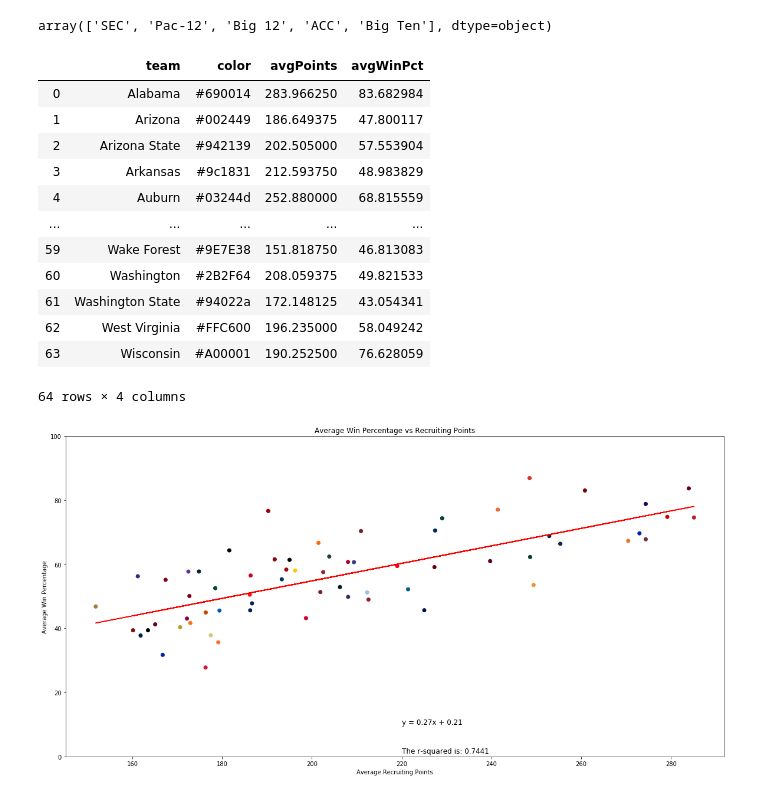
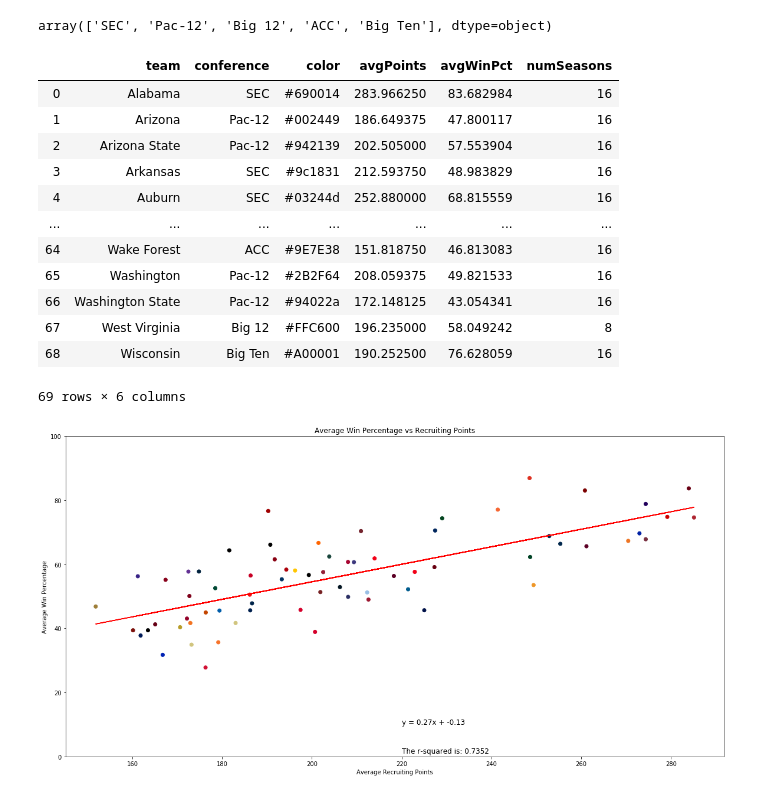
Before and after one commit to bdowd91/Project-1, a Jupyter notebook: recruitingAnalysis.ipynb, the cells around one changed output. Saved outputs shown, nothing was run; the diff lists cells and outputs as text; code cells hidden in the pictures.

```diff
--- a/recruitingAnalysis.ipynb
+++ b/recruitingAnalysis.ipynb
@@ -23,27 +23,28 @@ array(['SEC', 'Pac-12', 'Big 12', 'ACC', 'Big Ten'], dtype=object)
 comboFrame['winPct'] = comboFrame['wins']/comboFrame['games']*100
 # %%
 # get average recruiting rank and win percentage of each team
-groupedTeam = comboFrame.groupby(['team','color'])
+groupedTeam = comboFrame.groupby(['team','conference','color'])
 
 groupedStats = pd.DataFrame({'avgPoints':groupedTeam['recruitingPoints'].sum()/groupedTeam['recruitingPoints'].count(),
-                             'avgWinPct':groupedTeam['winPct'].sum()/groupedTeam['winPct'].count()
+                             'avgWinPct':groupedTeam['winPct'].sum()/groupedTeam['winPct'].count(),
+                             'numSeasons':groupedTeam['winPct'].count()
                             })
 groupedStats = groupedStats.reset_index()
 groupedStats
 # %% [output]
-|  | team | color | avgPoints | avgWinPct |
-| 0 | Alabama | #690014 | 283.966250 | 83.682984 |
-| 1 | Arizona | #002449 | 186.649375 | 47.800117 |
-| 2 | Arizona State | #942139 | 202.505000 | 57.553904 |
-| 3 | Arkansas | #9c1831 | 212.593750 | 48.983829 |
-| 4 | Auburn | #03244d | 252.880000 | 68.815559 |
-| ... | ... | ... | ... | ... |
-| 59 | Wake Forest | #9E7E38 | 151.818750 | 46.813083 |
-| 60 | Washington | #2B2F64 | 208.059375 | 49.821533 |
-| 61 | Washington State | #94022a | 172.148125 | 43.054341 |
-| 62 | West Virginia | #FFC600 | 196.235000 | 58.049242 |
-| 63 | Wisconsin | #A00001 | 190.252500 | 76.628059 |
+|  | team | conference | color | avgPoints | avgWinPct | numSeasons |
+| 0 | Alabama | SEC | #690014 | 283.966250 | 83.682984 | 16 |
+| 1 | Arizona | Pac-12 | #002449 | 186.649375 | 47.800117 | 16 |
+| 2 | Arizona State | Pac-12 | #942139 | 202.505000 | 57.553904 | 16 |
+| 3 | Arkansas | SEC | #9c1831 | 212.593750 | 48.983829 | 16 |
+| 4 | Auburn | SEC | #03244d | 252.880000 | 68.815559 | 16 |
+| ... | ... | ... | ... | ... | ... | ... |
+| 64 | Wake Forest | ACC | #9E7E38 | 151.818750 | 46.813083 | 16 |
+| 65 | Washington | Pac-12 | #2B2F64 | 208.059375 | 49.821533 | 16 |
+| 66 | Washington State | Pac-12 | #94022a | 172.148125 | 43.054341 | 16 |
+| 67 | West Virginia | Big 12 | #FFC600 | 196.235000 | 58.049242 | 8 |
+| 68 | Wisconsin | Big Ten | #A00001 | 190.252500 | 76.628059 | 16 |
-64 rows × 4 columns
+69 rows × 6 columns
 # %%
 # create scatter/line plot of average win percentage vs average recruiting points
 xvalues = groupedStats['avgPoints']
@@ -63,4 +64,4 @@ plt.ylim(0,100)
 # save figure
 plt.savefig("Figures/AverageWinPctVsRecruitingPts.png")
 # %% [output]
-[figure, old version]
+[figure, new version]
```
Also changed, not shown: parts of 2 cells of this notebook, 6 other files.
